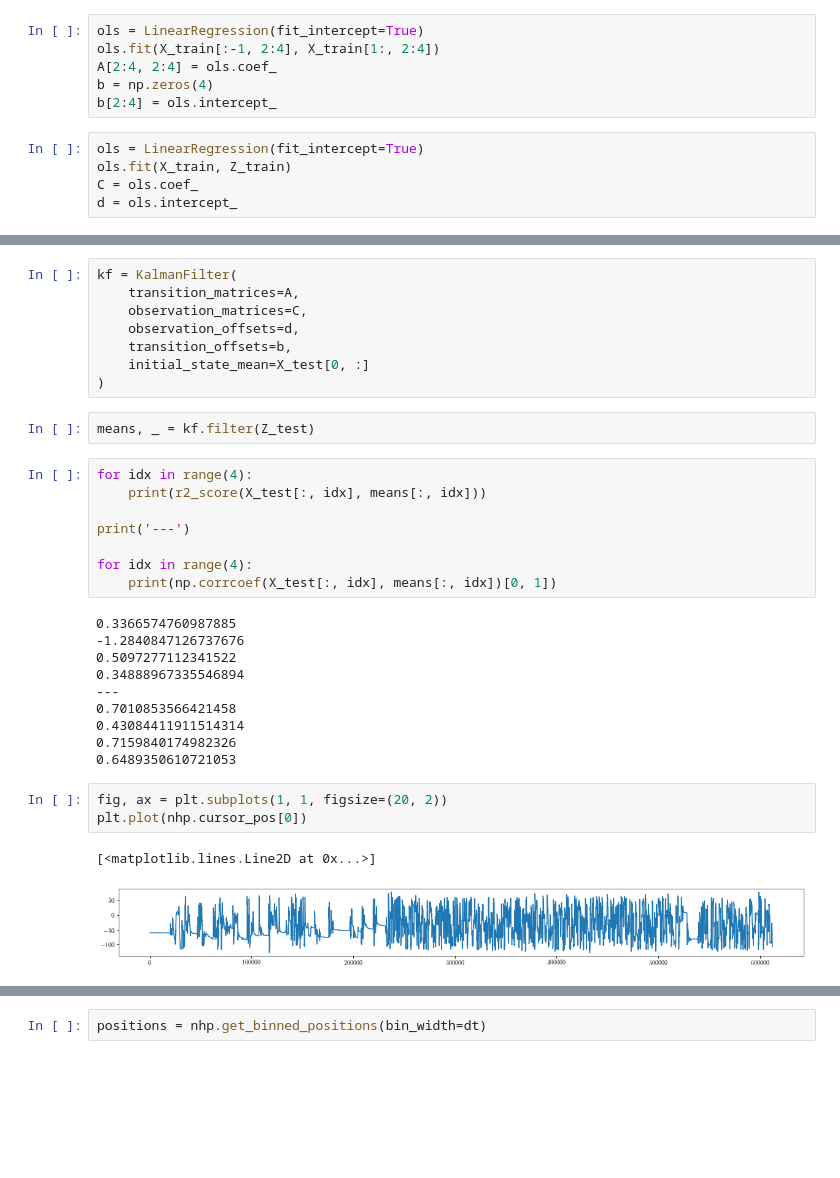
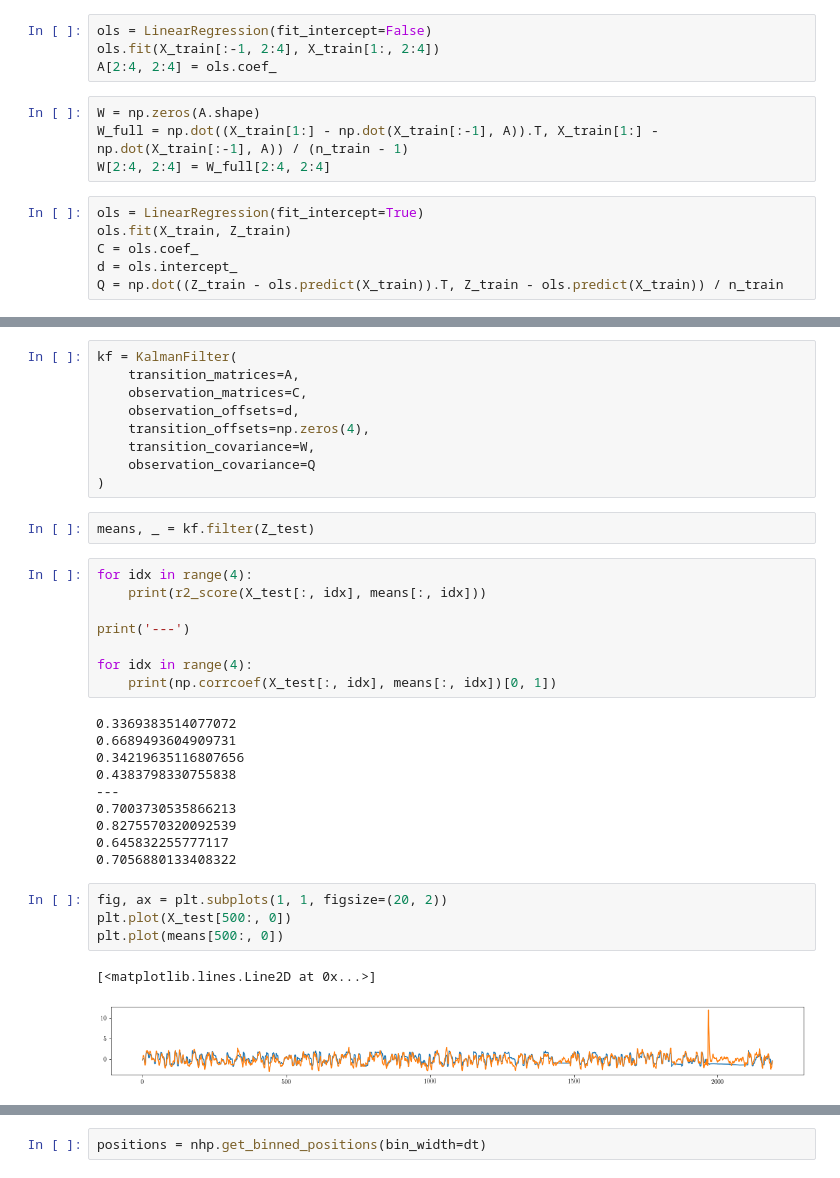
Before and after one commit to pssachdeva/uoi_neuroscience, a Jupyter notebook: cur/kalman.ipynb, the cells around one changed output, grey strips where cells are left out. Drawn from its saved outputs; the diff is of its cells as text; blank space fills up the shorter version.

Commit message:
updated covariances in kalman filter

```diff
--- a/cur/kalman.ipynb
+++ b/cur/kalman.ipynb
@@ -75,16 +49,19 @@ A = np.identity(4)
 A[0, 2] = dt
 A[1, 3] = dt
 # %%
-ols = LinearRegression(fit_intercept=True)
+ols = LinearRegression(fit_intercept=False)
 ols.fit(X_train[:-1, 2:4], X_train[1:, 2:4])
 A[2:4, 2:4] = ols.coef_
-b = np.zeros(4)
-b[2:4] = ols.intercept_
+# %%
+W = np.zeros(A.shape)
+W_full = np.dot((X_train[1:] - np.dot(X_train[:-1], A)).T, X_train[1:] - np.dot(X_train[:-1], A)) / (n_train - 1)
+W[2:4, 2:4] = W_full[2:4, 2:4]
 # %%
 ols = LinearRegression(fit_intercept=True)
 ols.fit(X_train, Z_train)
 C = ols.coef_
 d = ols.intercept_
+Q = np.dot((Z_train - ols.predict(X_train)).T, Z_train - ols.predict(X_train)) / n_train
 # %%
 ols = LinearRegression(fit_intercept=True)
 ols.fit(Z_train, X_train[:, 0])
@@ -116,8 +87,9 @@ kf = KalmanFilter(
     transition_matrices=A,
     observation_matrices=C,
     observation_offsets=d,
-    transition_offsets=b,
-    initial_state_mean=X_test[0, :]
+    transition_offsets=np.zeros(4),
+    transition_covariance=W,
+    observation_covariance=Q
 )
 # %%
 means, _ = kf.filter(Z_test)
@@ -130,18 +102,19 @@ print('---')
 for idx in range(4):
     print(np.corrcoef(X_test[:, idx], means[:, idx])[0, 1])
 # %% [output]
-0.3366574760987885
--1.2840847126737676
-0.5097277112341522
-0.34888967335546894
+0.3369383514077072
+0.6689493604909731
+0.34219635116807656
+0.4383798330755838
 ---
-0.7010853566421458
-0.43084411911514314
-0.7159840174982326
-0.6489350610721053
+0.7003730535866213
+0.8275570320092539
+0.645832255777117
+0.7056880133408322
 # %%
 fig, ax = plt.subplots(1, 1, figsize=(20, 2))
-plt.plot(nhp.cursor_pos[0])
+plt.plot(X_test[500:, 0])
+plt.plot(means[500:, 0])
 # %% [output]
 [<matplotlib.lines.Line2D at 0x...>]
-[figure, old version]
+[figure, new version]
```
Also changed, not shown: parts of 11 cells of this notebook.
